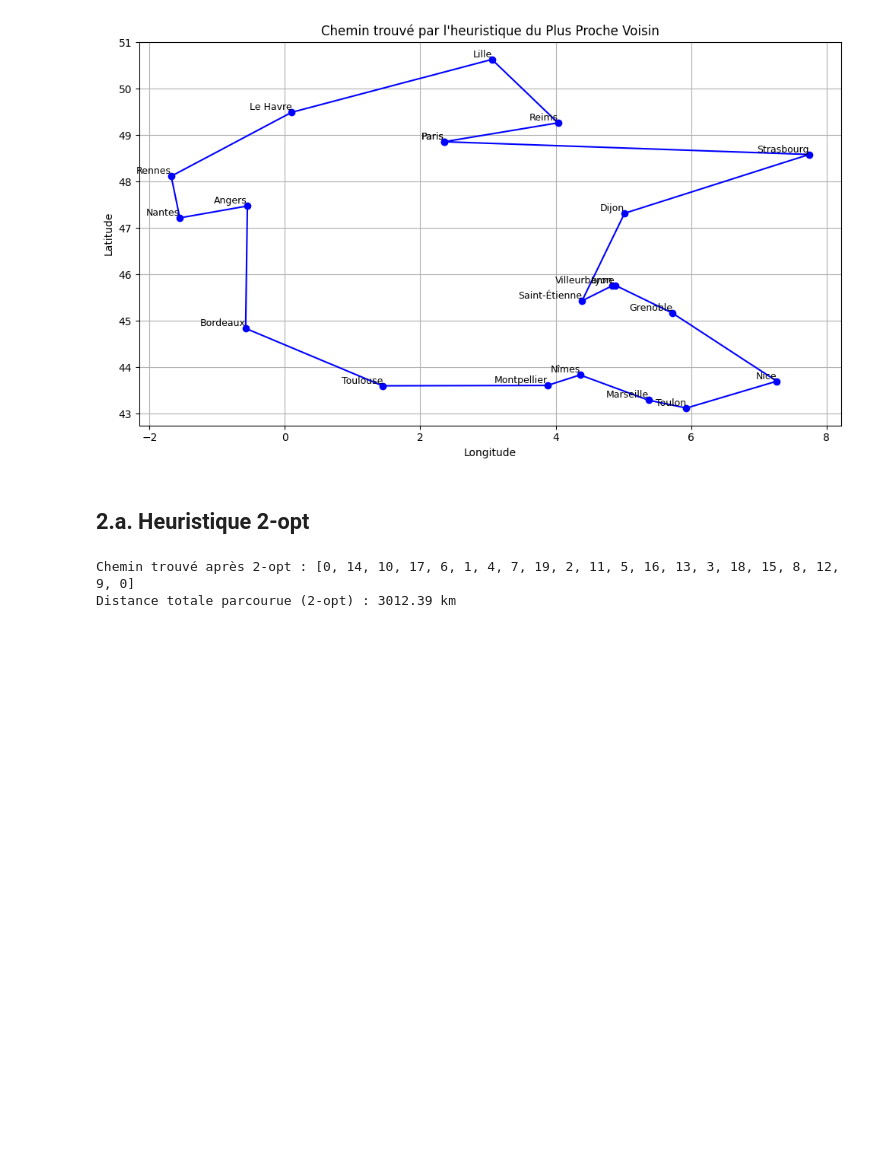
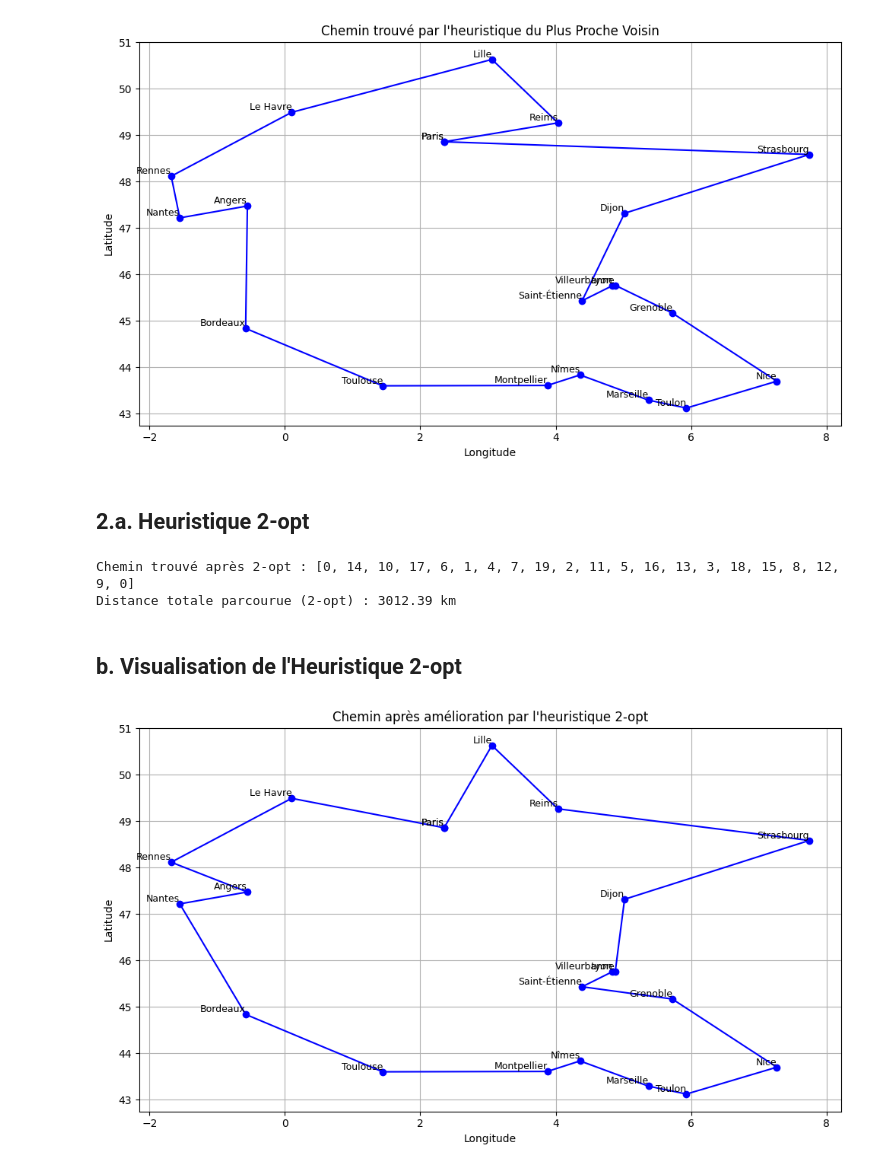
Before and after one commit to serahtouati/TSP_Projet, a Jupyter notebook: Notebook/TSP_Projet.ipynb, the cells around one changed output. Drawn from its saved outputs; the diff is of its cells as text; code cells hidden in the pictures; blank space fills up the shorter version.

Commit message:
Visualisation de l'Heuristique 2-opt

```diff
--- a/Notebook/TSP_Projet.ipynb
+++ b/Notebook/TSP_Projet.ipynb
@@ -182,3 +182,9 @@ print(f"Distance totale parcourue (2-opt) : {total_distance_2opt:.2f} km")
 # %% [output]
 Chemin trouvé après 2-opt : [0, 14, 10, 17, 6, 1, 4, 7, 19, 2, 11, 5, 16, 13, 3, 18, 15, 8, 12, 9, 0]
 Distance totale parcourue (2-opt) : 3012.39 km
+# %% [markdown]
+## b. Visualisation de l'Heuristique 2-opt
+# %%
+plot_path(cities_list, path_2opt, title="Chemin après amélioration par l'heuristique 2-opt")
+# %% [output]
+[figure, added]
```
